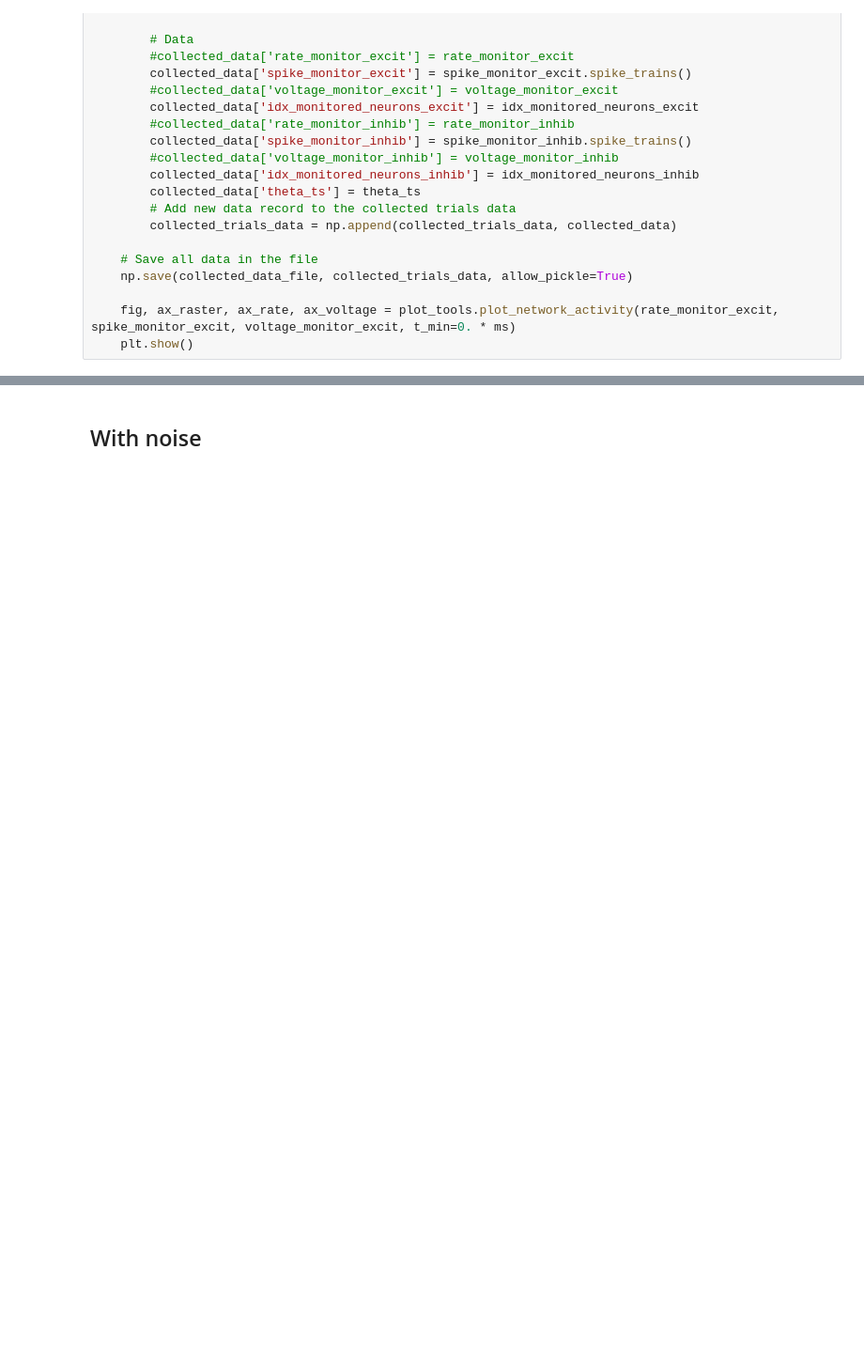
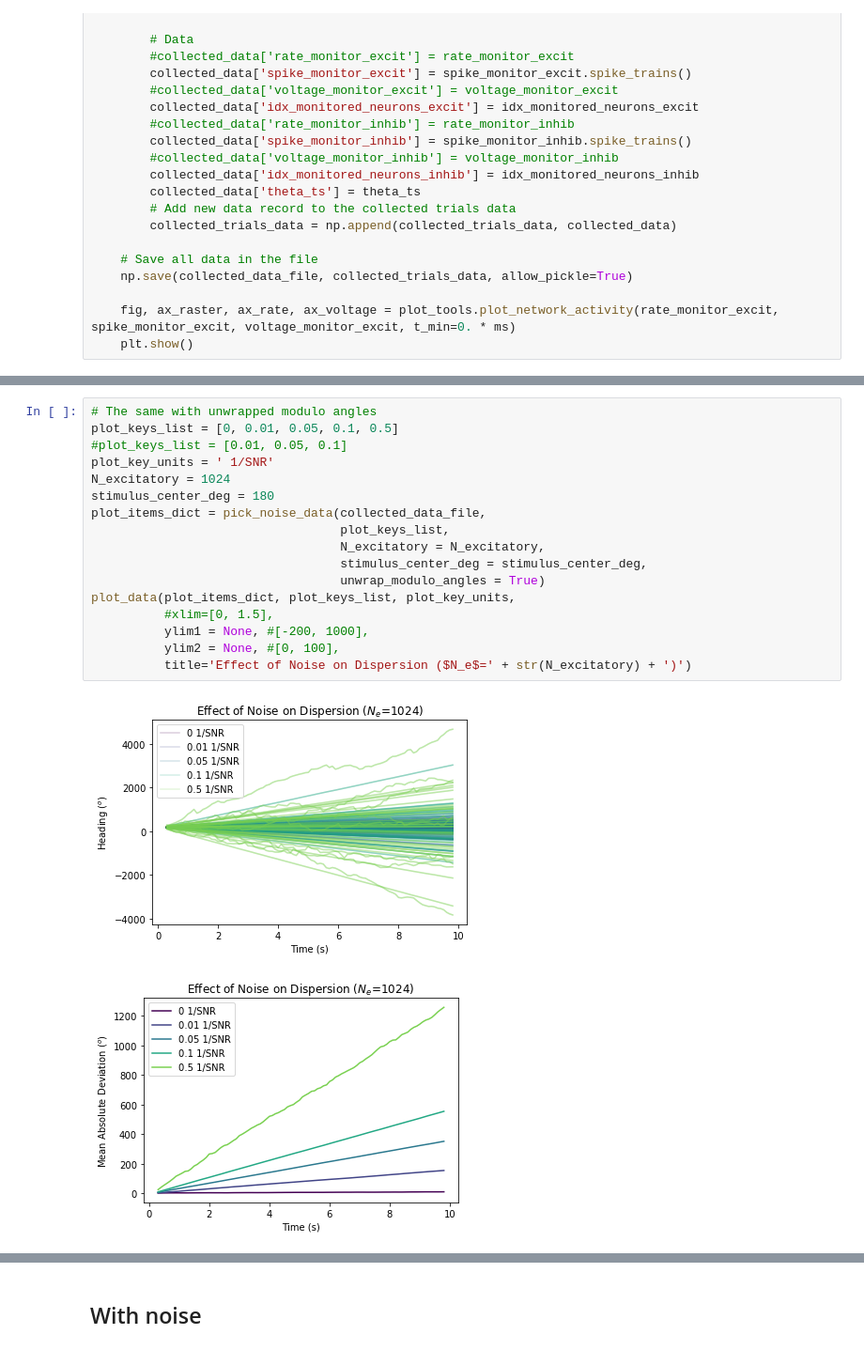
Before and after one commit to johnpi/Pisokas_Hennig_2022_Attractor_Based_Memory_old, a Jupyter notebook: line-attractor-spiking-neurodynexlib.ipynb, the cells around one changed output, grey strips where cells are left out. Shown at 94% size. Drawn from its saved outputs; the diff is of its cells as text; blank space fills up the shorter version.

```diff
--- a/line-attractor-spiking-neurodynexlib.ipynb
+++ b/line-attractor-spiking-neurodynexlib.ipynb
@@ -487,0 +679,20 @@ plt.legend()
+# %%
+# The same with unwrapped modulo angles
+plot_keys_list = [0, 0.01, 0.05, 0.1, 0.5]
+#plot_keys_list = [0.01, 0.05, 0.1]
+plot_key_units = ' 1/SNR'
+N_excitatory = 1024
+stimulus_center_deg = 180
+plot_items_dict = pick_noise_data(collected_data_file,
+                                  plot_keys_list,
+                                  N_excitatory = N_excitatory,
+                                  stimulus_center_deg = stimulus_center_deg,
+                                  unwrap_modulo_angles = True)
+plot_data(plot_items_dict, plot_keys_list, plot_key_units,
+          #xlim=[0, 1.5],
+          ylim1 = None, #[-200, 1000],
+          ylim2 = None, #[0, 100],
+          title='Effect of Noise on Dispersion ($N_e$=' + str(N_excitatory) + ')')
+# %% [output]
+[figure, added]
+[figure, added]
```
Also changed, not shown: parts of 16 cells of this notebook, 5 other files.
